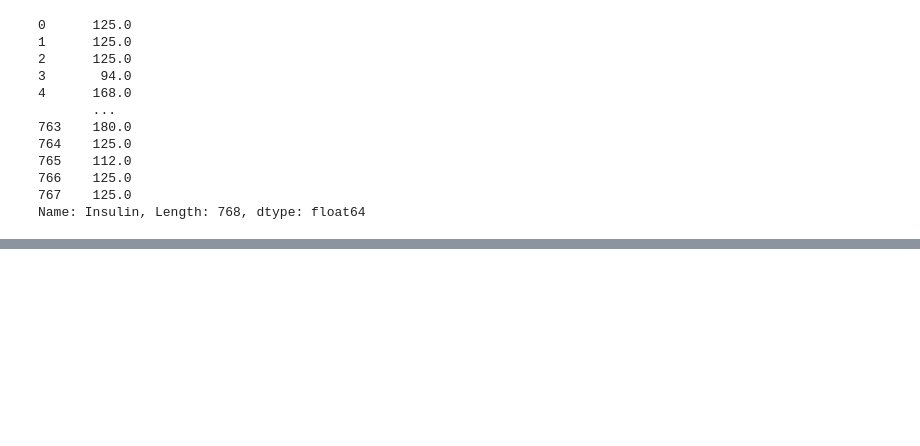
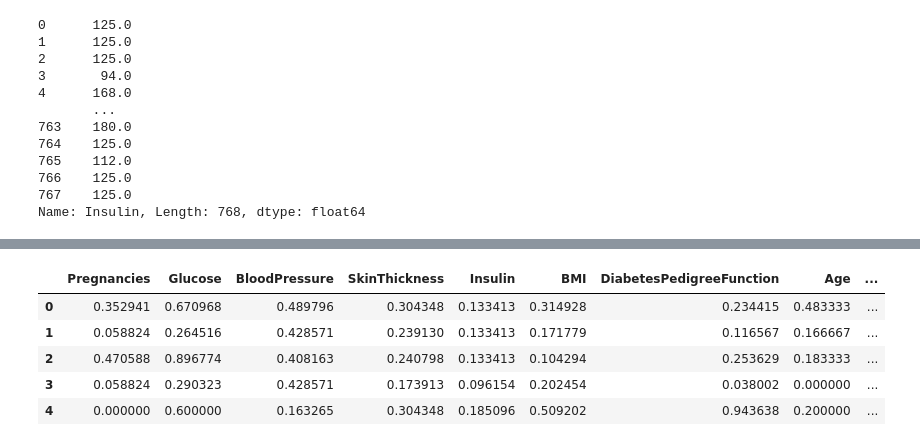
Before and after one commit to MosesKioko98/ADS-Project, a Jupyter notebook: Untitled.ipynb, the cells around one changed output, grey strips where cells are left out. Drawn from its saved outputs; the diff is of its cells as text; code cells hidden in the pictures; blank space fills up the shorter version.

```diff
--- a/Untitled.ipynb
+++ b/Untitled.ipynb
@@ -322,0 +387,9 @@ def remove_outliers(col):
+# %%
+df1.head()
+# %% [output]
+|  | Pregnancies | Glucose | BloodPressure | SkinThickness | Insulin | BMI | DiabetesPedigreeFunction | Age | ... |
+| 0 | 0.352941 | 0.670968 | 0.489796 | 0.304348 | 0.133413 | 0.314928 | 0.234415 | 0.483333 | ... |
+| 1 | 0.058824 | 0.264516 | 0.428571 | 0.239130 | 0.133413 | 0.171779 | 0.116567 | 0.166667 | ... |
+| 2 | 0.470588 | 0.896774 | 0.408163 | 0.240798 | 0.133413 | 0.104294 | 0.253629 | 0.183333 | ... |
+| 3 | 0.058824 | 0.290323 | 0.428571 | 0.173913 | 0.096154 | 0.202454 | 0.038002 | 0.000000 | ... |
+| 4 | 0.000000 | 0.600000 | 0.163265 | 0.304348 | 0.185096 | 0.509202 | 0.943638 | 0.200000 | ... |
```
Also changed, not shown: parts of 28 cells of this notebook.
